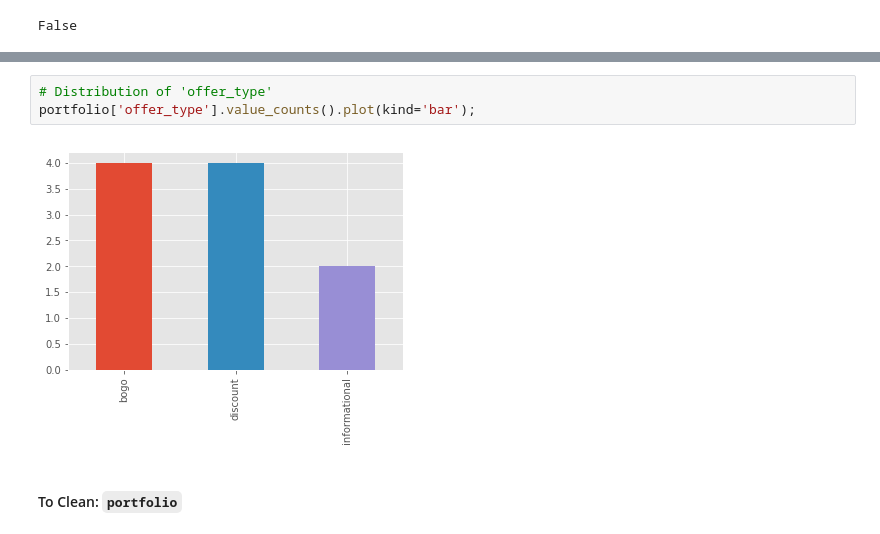
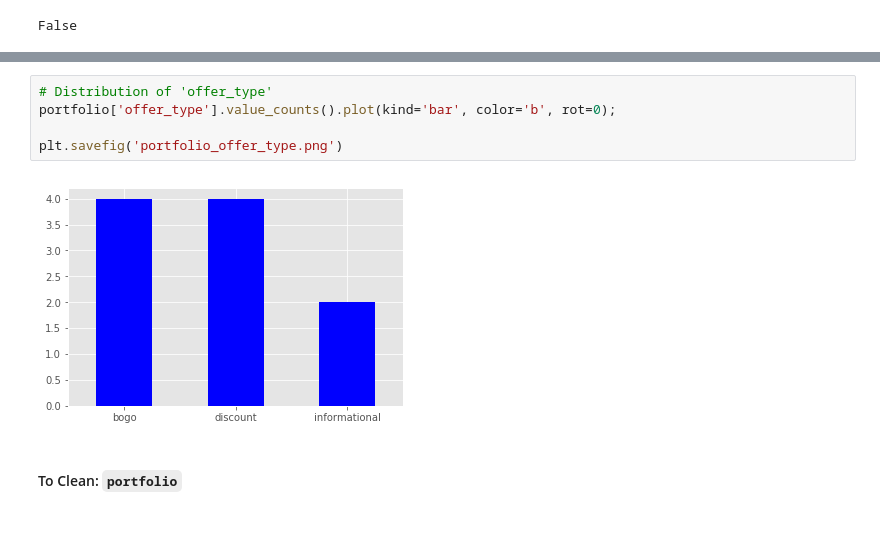
Before and after one commit to ajgiust/Optimize-Starbucks-App-Offers, a Jupyter notebook: Starbucks_Capstone_notebook.ipynb, the cells around one changed output, grey strips where cells are left out. Saved outputs shown, nothing was run; the diff lists cells and outputs as text.

Commit message:
feat: Add EDA visuals

```diff
--- a/Starbucks_Capstone_notebook.ipynb
+++ b/Starbucks_Capstone_notebook.ipynb
@@ -148,8 +155,10 @@ plt.tight_layout();
 # %%
 # Distribution of 'offer_type'
-portfolio['offer_type'].value_counts().plot(kind='bar');
+portfolio['offer_type'].value_counts().plot(kind='bar', color='b', rot=0);
+
+plt.savefig('portfolio_offer_type.png')
 # %% [output]
-[figure, old version]
+[figure, new version]
 # %% [markdown]
 #### To Clean: `portfolio`
 # %% [markdown]
```
Also changed, not shown: parts of 17 cells of this notebook.
